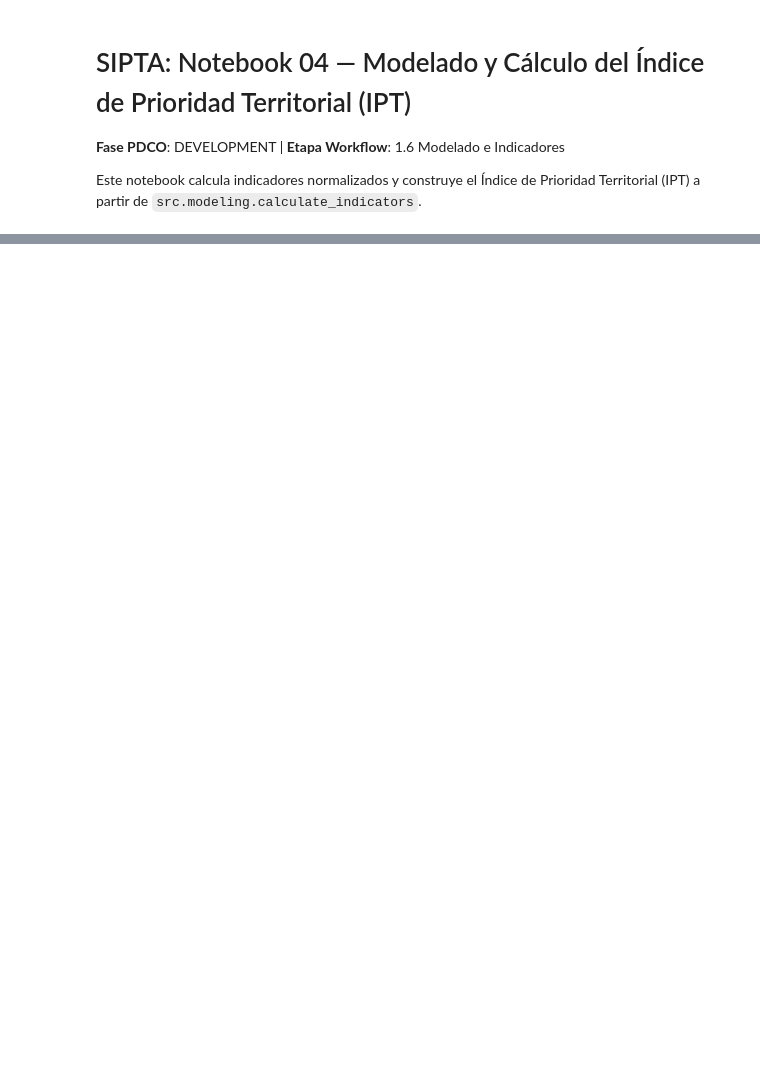
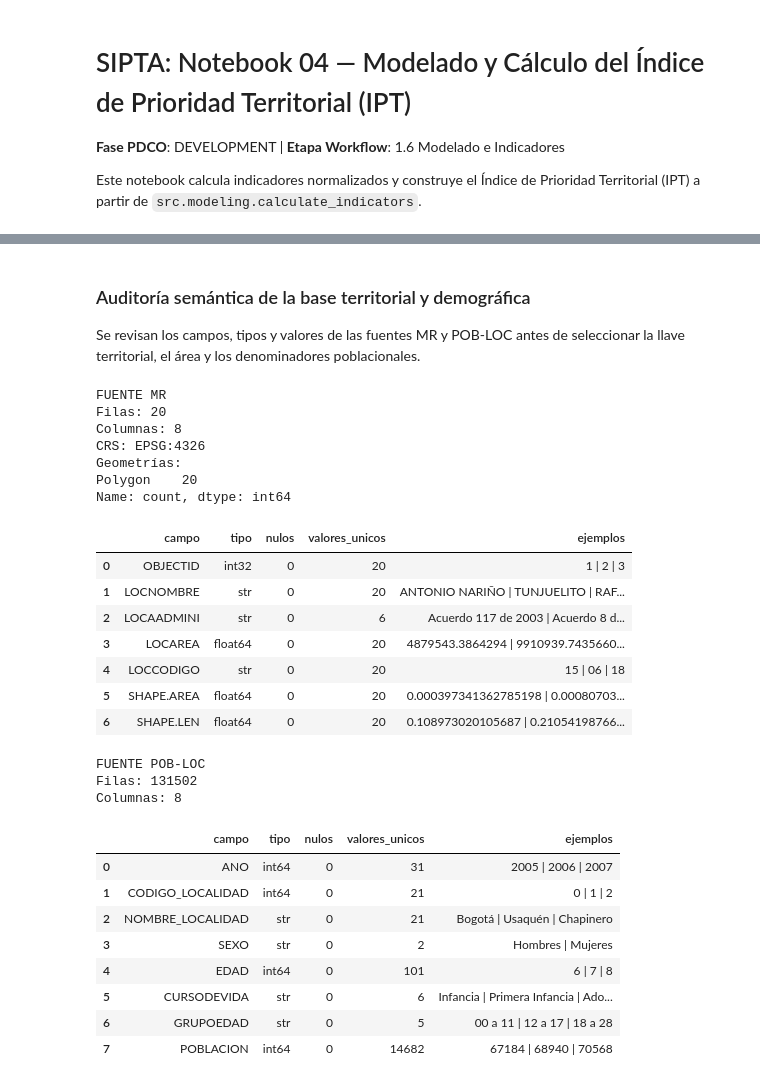
Before and after one commit to adansanchezc1-spec/DataJam_DataOlinguitos_Gen, a Jupyter notebook: notebooks/04_modeling/01_modeling_ipt.ipynb, the cells around one changed output, grey strips where cells are left out. Cells and saved outputs as stored; diff of their text form; code cells hidden in the pictures; blank space fills up the shorter version.

```diff
--- a/notebooks/04_modeling/01_modeling_ipt.ipynb
+++ b/notebooks/04_modeling/01_modeling_ipt.ipynb
@@ -45,0 +654,78 @@ display(df_muestra)
+# %% [markdown]
+### Auditoría semántica de la base territorial y demográfica
+
+Se revisan los campos, tipos y valores de las fuentes MR y POB-LOC antes de
+seleccionar la llave territorial, el área y los denominadores poblacionales.
+# %%
+def ficha_campos(df):
+    registros = []
+
+    for columna in df.columns:
+        if columna == "geometry":
+            continue
+
+        serie_texto = df[columna].dropna().astype(str)
+        ejemplos = serie_texto.drop_duplicates().head(3).tolist()
+
+        registros.append(
+            {
+                "campo": columna,
+                "tipo": str(df[columna].dtype),
+                "nulos": int(df[columna].isna().sum()),
+                "valores_unicos": int(serie_texto.nunique()),
+                "ejemplos": " | ".join(ejemplos),
+            }
+        )
+
+    return pd.DataFrame(registros)
+
+
+mr = leer_archivo_modelo(rutas_unicas["MR"])
+poblacion = leer_archivo_modelo(rutas_unicas["POB-LOC"])
+
+
+print("FUENTE MR")
+print("Filas:", len(mr))
+print("Columnas:", len(mr.columns))
+print("CRS:", getattr(mr, "crs", None))
+
+if hasattr(mr, "geometry"):
+    print("Geometrías:")
+    print(mr.geometry.geom_type.value_counts(dropna=False))
+
+display(ficha_campos(mr))
+
+
+print("\nFUENTE POB-LOC")
+print("Filas:", len(poblacion))
+print("Columnas:", len(poblacion.columns))
+
+display(ficha_campos(poblacion))
+# %% [output]
+FUENTE MR
+Filas: 20
+Columnas: 8
+CRS: EPSG:4326
+Geometrías:
+Polygon    20
+Name: count, dtype: int64
+|  | campo | tipo | nulos | valores_unicos | ejemplos |
+| 0 | OBJECTID | int32 | 0 | 20 | 1 | 2 | 3 |
+| 1 | LOCNOMBRE | str | 0 | 20 | ANTONIO NARIÑO | TUNJUELITO | RAF... |
+| 2 | LOCAADMINI | str | 0 | 6 | Acuerdo 117 de 2003 | Acuerdo 8 d... |
+| 3 | LOCAREA | float64 | 0 | 20 | 4879543.3864294 | 9910939.7435660... |
+| 4 | LOCCODIGO | str | 0 | 20 | 15 | 06 | 18 |
+| 5 | SHAPE.AREA | float64 | 0 | 20 | 0.000397341362785198 | 0.00080703... |
+| 6 | SHAPE.LEN | float64 | 0 | 20 | 0.108973020105687 | 0.21054198766... |
+FUENTE POB-LOC
+Filas: 131502
+Columnas: 8
+|  | campo | tipo | nulos | valores_unicos | ejemplos |
+| 0 | ANO | int64 | 0 | 31 | 2005 | 2006 | 2007 |
+| 1 | CODIGO_LOCALIDAD | int64 | 0 | 21 | 0 | 1 | 2 |
+| 2 | NOMBRE_LOCALIDAD | str | 0 | 21 | Bogotá | Usaquén | Chapinero |
+| 3 | SEXO | str | 0 | 2 | Hombres | Mujeres |
+| 4 | EDAD | int64 | 0 | 101 | 6 | 7 | 8 |
+| 5 | CURSODEVIDA | str | 0 | 6 | Infancia | Primera Infancia | Ado... |
+| 6 | GRUPOEDAD | str | 0 | 5 | 00 a 11 | 12 a 17 | 18 a 28 |
+| 7 | POBLACION | int64 | 0 | 14682 | 67184 | 68940 | 70568 |
```
Also changed, not shown: parts of 51 cells of this notebook, 7 other files.
